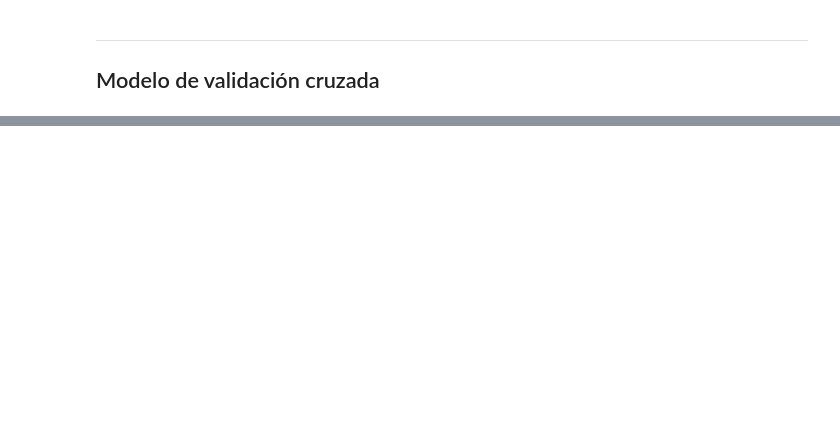
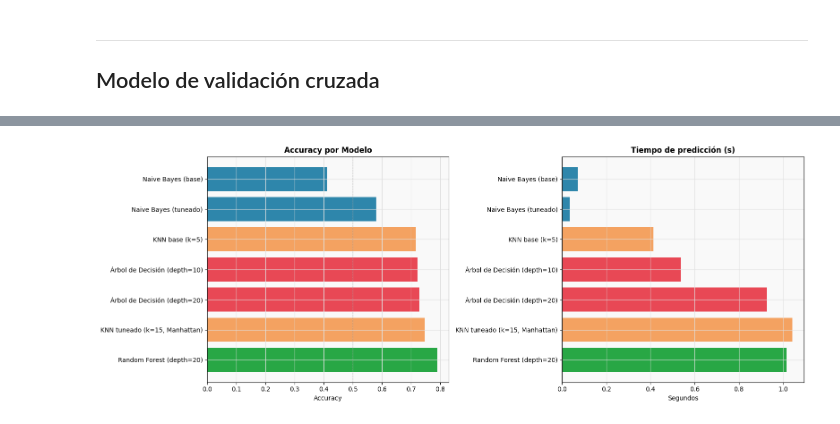
Before and after one commit to Sofilayerdi/Lab6-Mineria, a Jupyter notebook: mod/lab6_knn.ipynb, the cells around one changed output, grey strips where cells are left out. Drawn from its saved outputs; the diff is of its cells as text; code cells hidden in the pictures; blank space fills up the shorter version.

Commit message:
Ejercicios finales

```diff
--- a/mod/lab6_knn.ipynb
+++ b/mod/lab6_knn.ipynb
@@ -527,0 +684,17 @@ print(f"  F1-Score hold-out : {f1:.4f}  |  CV : {cv_f1.mean():.4f}")
+# %%
+t0 = time.time()
+y_pred_knn_final = best_clf.predict(X_test_sc)
+t_knn_final = time.time() - t0
+
+comparacion_final = pd.DataFrame([
+    {'Modelo': 'Random Forest (depth=20)',     'Accuracy': 0.7909, 'F1 (weighted)': 0.7900, 'Tiempo (s)': 1.017},
+    {'Modelo': 'KNN tuneado (k=15, Manhattan)','Accuracy': acc_best,'F1 (weighted)': f1_best, 'Tiempo (s)': round(t_knn_final, 3)},
+    {'Modelo': 'Árbol de Decisión (depth=20)', 'Accuracy': 0.7300, 'F1 (weighted)': 0.7297, 'Tiempo (s)': 0.926},
+    {'Modelo': 'KNN base (k=5)',               'Accuracy': acc,    'F1 (weighted)': f1,     'Tiempo (s)': round(t_clf, 3)},
+    {'Modelo': 'Árbol de Decisión (depth=10)', 'Accuracy': 0.7222, 'F1 (weighted)': 0.7209, 'Tiempo (s)': 0.537},
+    {'Modelo': 'Naive Bayes (tuneado)',         'Accuracy': 0.5805, 'F1 (weighted)': 0.5710, 'Tiempo (s)': 0.034},
+    {'Modelo': 'Naive Bayes (base)',            'Accuracy': 0.4123, 'F1 (weighted)': 0.3077, 'Tiempo (s)': 0.070},
+]).sort_values('Accuracy', ascending=False)
+
+print('Comparación Final — Todos los modelos de Clasificación')
+print(comparacion_final.to_string(index=False))
@@ -527,0 +711,24 @@ print(f"  F1-Score hold-out : {f1:.4f}  |  CV : {cv_f1.mean():.4f}")
+# %%
+fig, axes = plt.subplots(1, 2, figsize=(16, 6))
+
+def color_map(m):
+    if 'KNN'    in m: return '#F4A261'
+    if 'Naive'  in m: return '#2E86AB'
+    if 'Árbol'  in m: return '#E84855'
+    return '#28A745'
+
+colors = [color_map(m) for m in comparacion_final['Modelo']]
+
+axes[0].barh(comparacion_final['Modelo'], comparacion_final['Accuracy'], color=colors)
+axes[0].set_title('Accuracy por Modelo', fontweight='bold')
+axes[0].set_xlabel('Accuracy')
+axes[0].axvline(0.5, color='gray', linestyle='--', linewidth=0.8)
+
+axes[1].barh(comparacion_final['Modelo'], comparacion_final['Tiempo (s)'], color=colors)
+axes[1].set_title('Tiempo de predicción (s)', fontweight='bold')
+axes[1].set_xlabel('Segundos')
+
+plt.tight_layout()
+plt.show()
+# %% [output]
+[figure, added]
```
Also changed, not shown: parts of 19 cells of this notebook, 1 other file.
